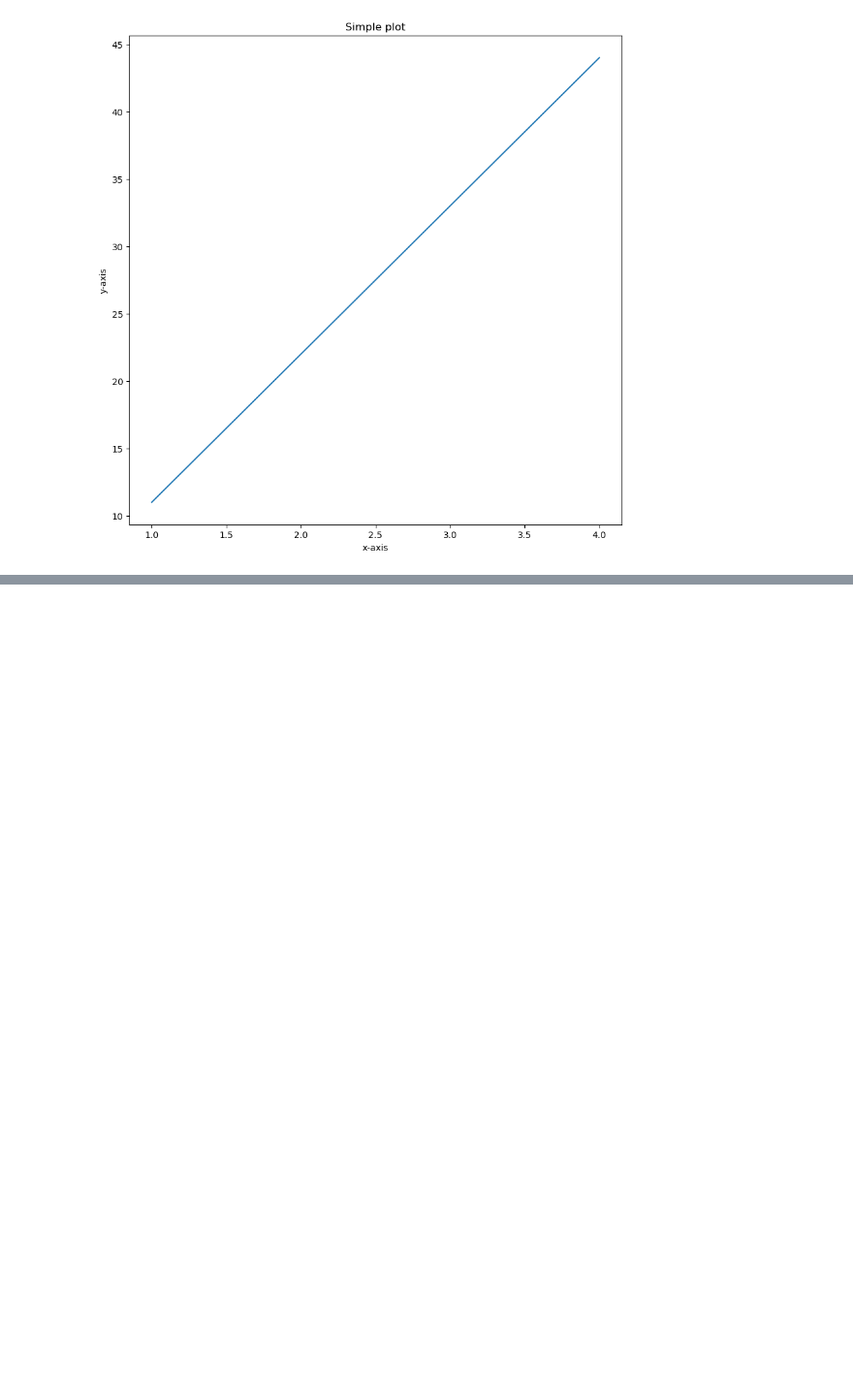
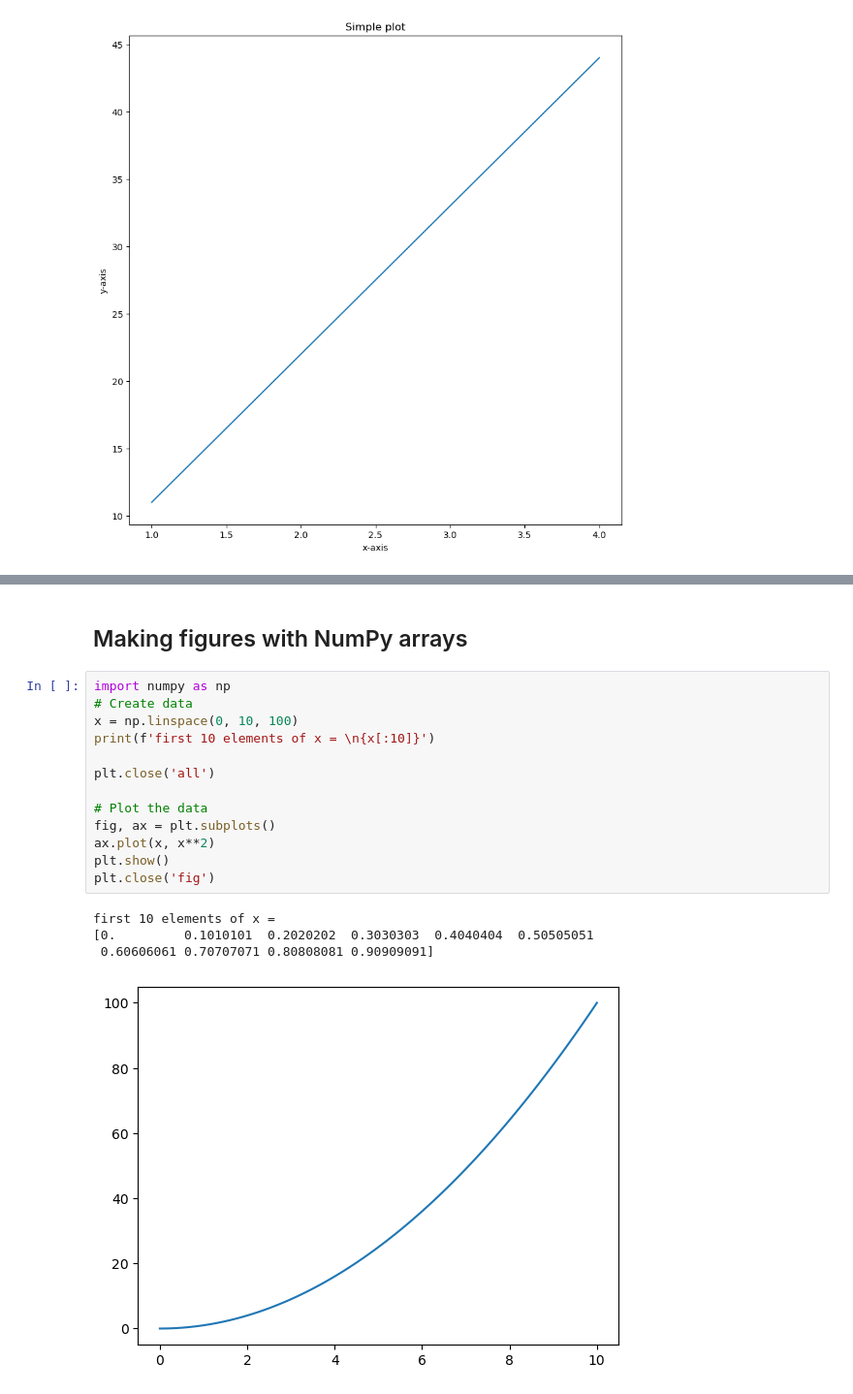
Before and after one commit to nacho481/capstone_project, a Jupyter notebook: sample_project1/Matplotlib/Matplotlib.ipynb, the cells around one changed output, grey strips where cells are left out. Shown: that part at 97% size. Drawn from its saved outputs; the diff is of its cells as text; blank space fills up the shorter version.

```diff
--- a/sample_project1/Matplotlib/Matplotlib.ipynb
+++ b/sample_project1/Matplotlib/Matplotlib.ipynb
@@ -115,0 +129,20 @@ ax2.set(title="2nd graph",
+# %% [markdown]
+## Making figures with NumPy arrays
+# %%
+import numpy as np
+# Create data
+x = np.linspace(0, 10, 100)
+print(f'first 10 elements of x = \n{x[:10]}')
+
+plt.close('all')
+
+# Plot the data
+fig, ax = plt.subplots()
+ax.plot(x, x**2)
+plt.show()
+plt.close('fig')
+# %% [output]
+first 10 elements of x =
+[0.         0.1010101  0.2020202  0.3030303  0.4040404  0.50505051
+ 0.60606061 0.70707071 0.80808081 0.90909091]
+[figure, added]
```
Also changed, not shown: parts of 3 cells of this notebook.
